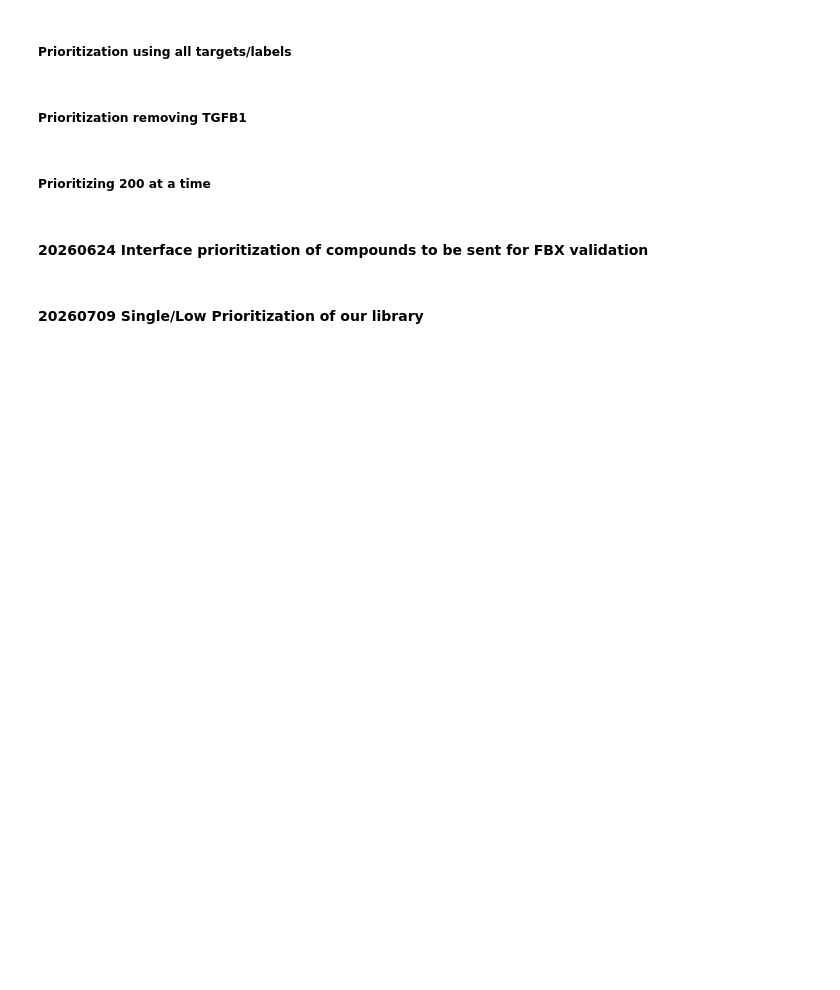
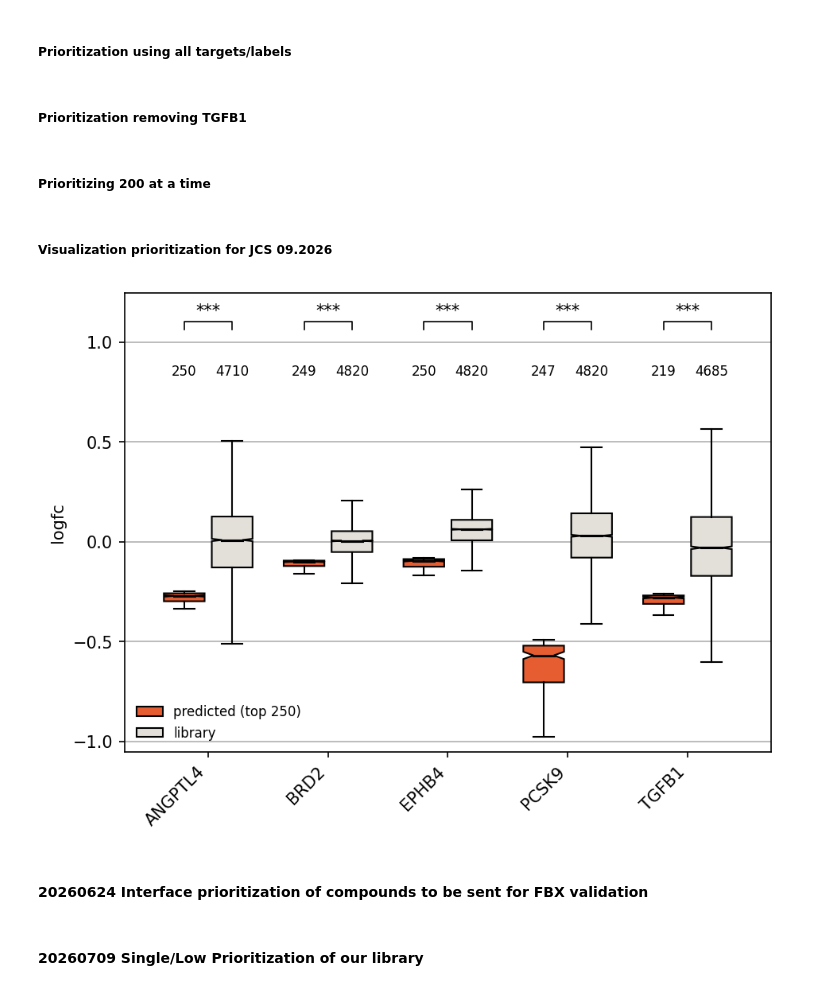
Before and after one commit to gtamo39/MS_ML, a Jupyter notebook: vignettes/MS_ML_Prioritization.ipynb, the cells around one changed output. Saved outputs shown, nothing was run; the diff lists cells and outputs as text; code cells hidden in the pictures; blank space fills up the shorter version.

```diff
--- a/vignettes/MS_ML_Prioritization.ipynb
+++ b/vignettes/MS_ML_Prioritization.ipynb
@@ -473,3 +478,9 @@ mlp.plot_objective_kde(
 );
 # %%
 deliverable.to_csv(DROPBOX_ML+'predictions/Enamine_Library_15_(Echoes)_working_files/20260624_SingleLow_5Targets_1K_from_550Kenum.csv',sep=',',index=False)
+# %% [markdown]
+##### Visualization prioritization for JCS 09.2026
+# %%
+## get experimental Px data:
+MS     = pd.read_parquet(MS_PATH)
+df_raw = pd.read_parquet(DFRAW_PATH)
@@ -475,0 +494,41 @@ deliverable.to_csv(DROPBOX_ML+'predictions/Enamine_Library_15_(Echoes)_working_f
+# %%
+objs = ['ANGPTL4', 'BRD2', 'EPHB4', 'PCSK9', 'TGFB1', 'p_single_low']
+ctf  = 0.7
+
+topn   = 50
+n2take = 200
+ANGPTL4_df = pd.concat([final_pred.sort_values(objs[0]).head(topn),
+                        final_pred[final_pred['p_single_low']>ctf].sort_values(objs[0]).head(n2take)]).drop_duplicates()
+BRD2_df = pd.concat([final_pred.sort_values(objs[1]).head(topn),
+                        final_pred[final_pred['p_single_low']>ctf].sort_values(objs[1]).head(n2take)]).drop_duplicates()
+EPHB4_df = pd.concat([final_pred.sort_values(objs[2]).head(topn),
+                        final_pred[final_pred['p_single_low']>ctf].sort_values(objs[2]).head(n2take)]).drop_duplicates()
+PCSK9_df = pd.concat([final_pred.sort_values(objs[3]).head(topn),
+                        final_pred[final_pred['p_single_low']>ctf].sort_values(objs[3]).head(n2take)]).drop_duplicates()
+TGFB1_df = pd.concat([final_pred.sort_values(objs[4]).head(topn),
+                        final_pred[final_pred['p_single_low']>ctf].sort_values(objs[4]).head(n2take)]).drop_duplicates()
+
+deliverable = pd.concat([ANGPTL4_df,BRD2_df,EPHB4_df,PCSK9_df,TGFB1_df]).drop_duplicates().reset_index(drop=True)
+deliverable.shape
+# %%
+## predicted vs library-background logfc, per gene
+## for each gene: the top-N predicted compounds (most negative predicted logfc) against the
+## measured logfc of the whole screened library for that same gene -> is the model picking
+## compounds beyond the background distribution?
+gene_dfs = {'ANGPTL4': ANGPTL4_df, 'BRD2': BRD2_df, 'EPHB4': EPHB4_df,
+            'PCSK9': PCSK9_df, 'TGFB1': TGFB1_df}
+PRED_LBL = f'predicted (top {250})'
+
+rows = []
+for g, gdf in gene_dfs.items():
+    rows.append(pd.DataFrame({'gene': g, 'source': PRED_LBL, 'logfc': gdf.nsmallest(250, g)[g].values}))
+    rows.append(pd.DataFrame({'gene': g, 'source': 'library', 'logfc': df_raw.loc[df_raw['genes'] == g, 'logfc'].values}))
+viol_df = pd.concat(rows, ignore_index=True)
+
+stats_tools.plot_grouped_boxplot(
+    viol_df, group_col='gene', subgroup_col='source', value_col='logfc',
+    groups=list(gene_dfs), subgroups=[PRED_LBL, 'library'],
+    colors=[SERAC_C['ember'], SERAC_C['paper']],
+    show_stars=True, stars_test='ks', ylabel='logfc', width=7, height=5, dpi=150)
+# %% [output]
+[figure, added]
```
Also changed, not shown: parts of 15 cells of this notebook, 7 other files.
